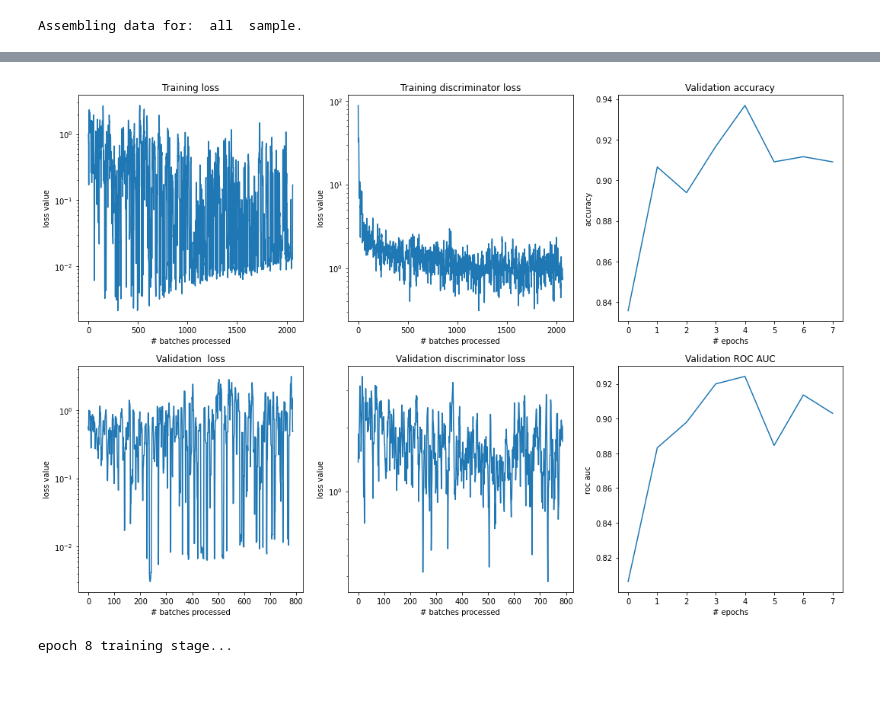
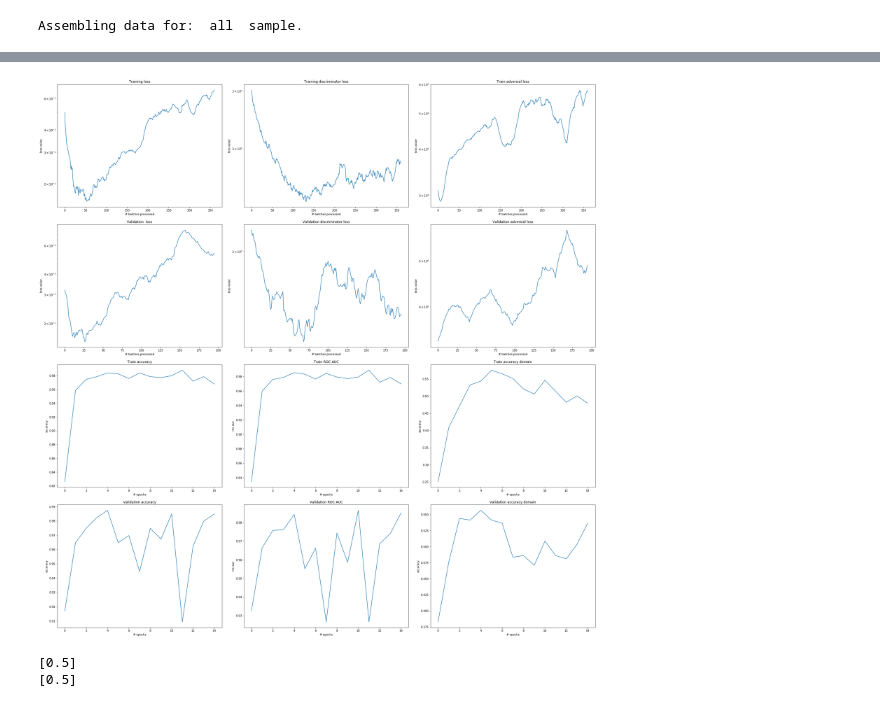
Before and after one commit to kondratevakate/mri-epilepsy-diagnosis, a Jupyter notebook: classification/train_ENC_CLF.ipynb, the cells around one changed output, grey strips where cells are left out. Drawn from its saved outputs; the diff is of its cells as text; code cells hidden in the pictures.

```diff
--- a/classification/train_ENC_CLF.ipynb
+++ b/classification/train_ENC_CLF.ipynb
@@ -64,6 +40,6 @@ from models.cnn_model import *
 # %%
-all_data = MriClassification(sample='all', data_type = 'img', ignore_missing= True,
-                         image_path= '/gpfs/gpfs0/sbi/data/fcd_classification_bank',
+fcd_data = MriClassification(sample='all', data_type = 'img', ignore_missing=True,
+                         image_path= '/home/mri/datasets/fcd_classification_bank',
                          targets_path= '../targets/targets_fcd_bank.csv')
 # %% [output]
 Assembling data for:  all  sample.
@@ -70,20 +188,20 @@ Assembling data for:  all  sample.
 # %%
-def train_test_split(dataset, test_ratio=0.3, batch_size=2):
+def train_test_split(dataset, train_idx, test_ratio=0.3, batch_size=2):
     ''' Returns train and validation dataloaders '''
     data_len = len(dataset)
     split_point = int(data_len * test_ratio)
 
-    indexes = np.random.permutation(data_len)
+    indexes = np.random.permutation(train_idx)
     train_indices, val_indices = indexes[split_point:], indexes[:split_point]
 
     train_sampler = SubsetRandomSampler(train_indices)
     valid_sampler = SubsetRandomSampler(val_indices)
 
     train_loader = torch.utils.data.DataLoader(dataset, batch_size=batch_size,
-                            sampler=train_sampler, num_workers=4, drop_last=True)
+                            sampler=train_sampler, num_workers=4, drop_last=False,collate_fn=default_collate )
     val_loader = torch.utils.data.DataLoader(dataset, batch_size=batch_size,
-                            sampler=valid_sampler, num_workers=4, drop_last=True)
+                            sampler=valid_sampler, num_workers=4, drop_last=False,collate_fn=default_collate)
 
     return train_loader, val_loader
 # %%
-train_loader, val_loader = train_test_split(all_data, test_ratio=0.3, batch_size=4)
+train_loader, val_loader = train_test_split(fcd_data,train_idx, test_ratio=0.3, batch_size=30)
@@ -155,5 +312,5 @@ def main_loss(pred_logits_clf, y, pred_logits_domain, domain, criterion_enc_clf,
 
     loss_clf = criterion_enc_clf(pred_logits_clf, y.to(device)) #CrossEntropy loss of classification
     loss_adversarial = adv_loss(domain, pred_logits_domain)
-    return loss_clf + lambda_t*loss_adversarial
+    return (loss_clf + lambda_t*loss_adversarial, loss_adversarial)
 # %%
@@ -326,33 +538,56 @@ model = AE(**ae_kwargs)
 # %%
-%%time
-
-device = 'cuda' if torch.cuda.is_available() else 'cpu'
-
+device = 'cuda:5' if torch.cuda.is_available() else 'cpu'
 encoder.to(device)
 disc.to(device)
 clf.to(device)
 
-lambda_initial = 1e-5
-lambda_final = 3e-3
+lambda_initial = 1e-4
+lambda_final = 1e-1
 
-max_step = 4600
+max_step = 300
 lambda_step = (lambda_final-lambda_initial) / max_step
 
-learning_rate_enc = 3e-4
+learning_rate_enc = 7e-4
 betas_enc = (0.9,0.999)
-learning_rate_disc = 3e-4
+learning_rate_disc = 5e-4
 betas_disc = (0.9,0.999)
 
 criterion_enc_clf = nn.CrossEntropyLoss()
 criterion_disc = nn.CrossEntropyLoss()
 
-optimizer_enc_clf = torch.optim.Adam(list(encoder.parameters()) + list(clf.parameters()),
-                                     lr=learning_rate_enc, betas=betas_enc)
-optimizer_disc = torch.optim.Adam(disc.parameters(), lr=learning_rate_disc, betas=betas_disc)
+optimizer_enc_clf = torch.optim.Adam(list(encoder.parameters())+list(clf.parameters()),
+                                     lr=learning_rate_enc, betas=betas_enc, weight_decay=1e-5)
+optimizer_disc = torch.optim.Adam(disc.parameters(), lr=learning_rate_disc, betas=betas_disc, weight_decay=1e-4)
+# optimizer_clf = torch.optim.Adam(clf.parameters(),
+#                                      lr=learning_rate_enc, betas=betas_enc)
 
 train(encoder, disc,clf, criterion_enc_clf, criterion_disc, optimizer_enc_clf, optimizer_disc,
-      train_loader, val_loader, epochs=25,
-      lambda_initial=lambda_initial, lambda_step=lambda_step, max_step=max_step, disc_loop=1)
+      train_loader, val_loader, epochs=15,
+      lambda_initial=lambda_initial, lambda_step=lambda_step, max_step=max_step, disc_loop=3)
 # %% [output]
-[figure, old version]
+[figure, new version]
-epoch 8 training stage...
+# %%
+encoder.eval()
+clf.eval()
+    #disc.eval()
+acc = []
+roc = []
+with torch.no_grad():
+    pred = np.array([])
+    gt = np.array([])
+    for batch_no, (X, y, domain) in tqdm(enumerate(test_loader), total=len(test_loader)):
+        X = X.to(device)
+        latent, _= encoder(X)
+        pred_logits_clf = clf(latent)
+        batch_pred = np.argmax(pred_logits_clf.cpu().numpy(), axis=1)
+        pred = np.append(pred, batch_pred)
+        batch_y = y.cpu().numpy()
+        gt = np.append(gt, batch_y)
+
+    acc = np.append(acc, accuracy_score(gt, pred))
+    roc = np.append(roc, roc_auc_score(gt, pred))
+    print(acc)
+    print(roc)
+# %% [output]
+[0.5]
+[0.5]
```
Also changed, not shown: parts of 12 cells of this notebook, 1 other file.
